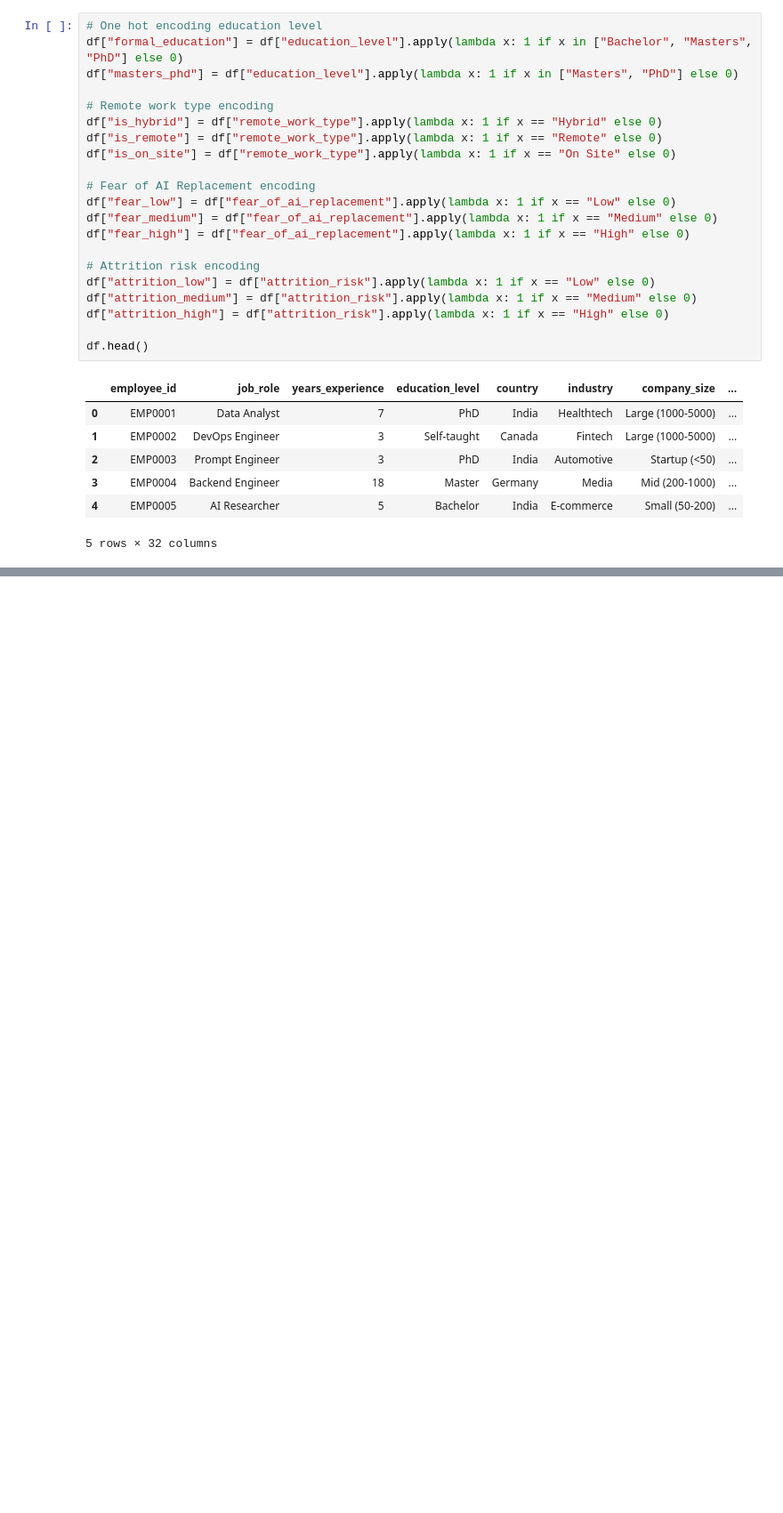
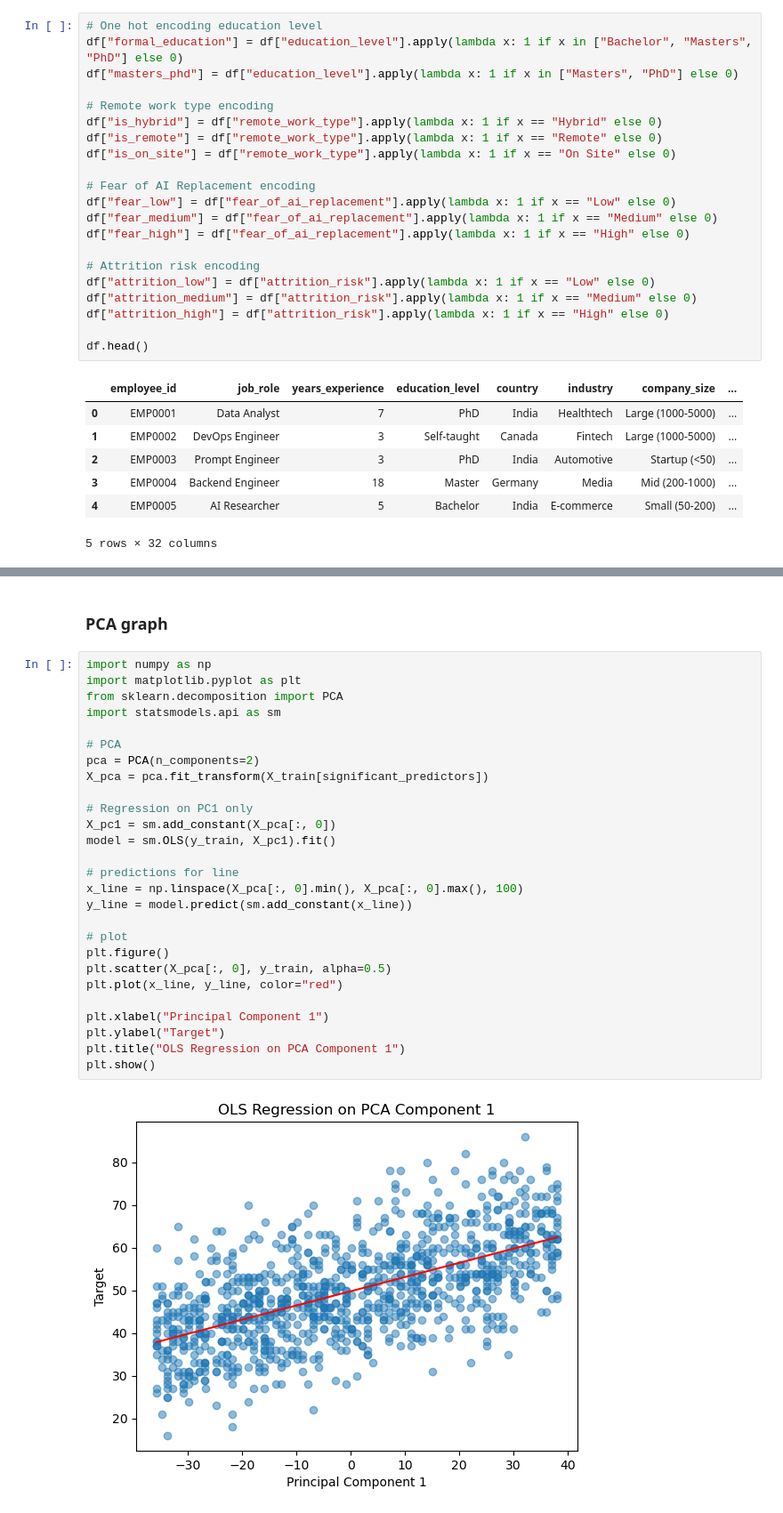
Before and after one commit to madisonengebose/CSC2621-FinalProject-ZoeMadison, a Jupyter notebook: FinalProject.ipynb, the cells around one changed output, grey strips where cells are left out. Shown at 89% size. Cells and saved outputs as stored; diff of their text form; blank space fills up the shorter version.

Commit message:
add documentation and pca graph

```diff
--- a/FinalProject.ipynb
+++ b/FinalProject.ipynb
@@ -407,0 +435,31 @@ print(mean_squared_error(y_test, y_pred))
+# %% [markdown]
+### PCA graph
+# %%
+import numpy as np
+import matplotlib.pyplot as plt
+from sklearn.decomposition import PCA
+import statsmodels.api as sm
+
+# PCA
+pca = PCA(n_components=2)
+X_pca = pca.fit_transform(X_train[significant_predictors])
+
+# Regression on PC1 only
+X_pc1 = sm.add_constant(X_pca[:, 0])
+model = sm.OLS(y_train, X_pc1).fit()
+
+# predictions for line
+x_line = np.linspace(X_pca[:, 0].min(), X_pca[:, 0].max(), 100)
+y_line = model.predict(sm.add_constant(x_line))
+
+# plot
+plt.figure()
+plt.scatter(X_pca[:, 0], y_train, alpha=0.5)
+plt.plot(x_line, y_line, color="red")
+
+plt.xlabel("Principal Component 1")
+plt.ylabel("Target")
+plt.title("OLS Regression on PCA Component 1")
+plt.show()
+# %% [output]
+[figure, added]
```
Also changed, not shown: parts of 12 cells of this notebook.
